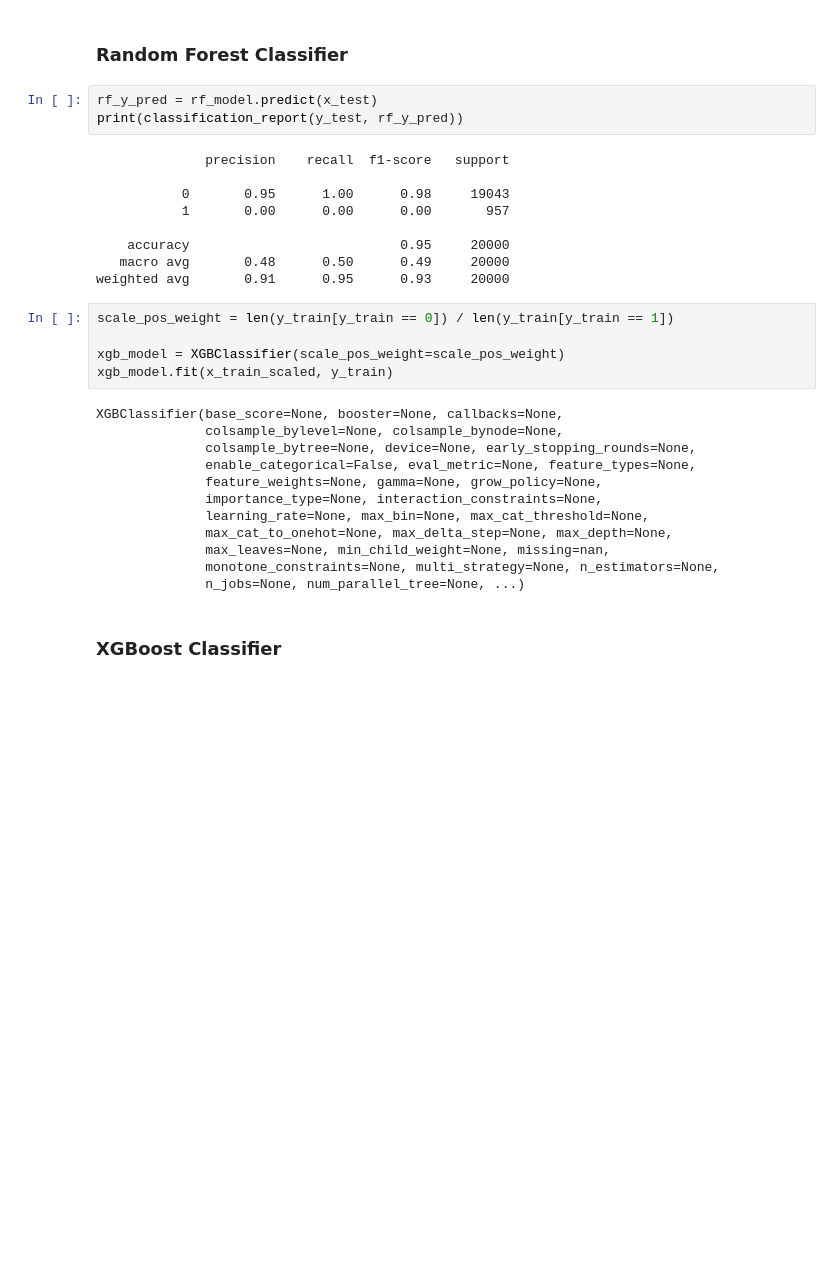
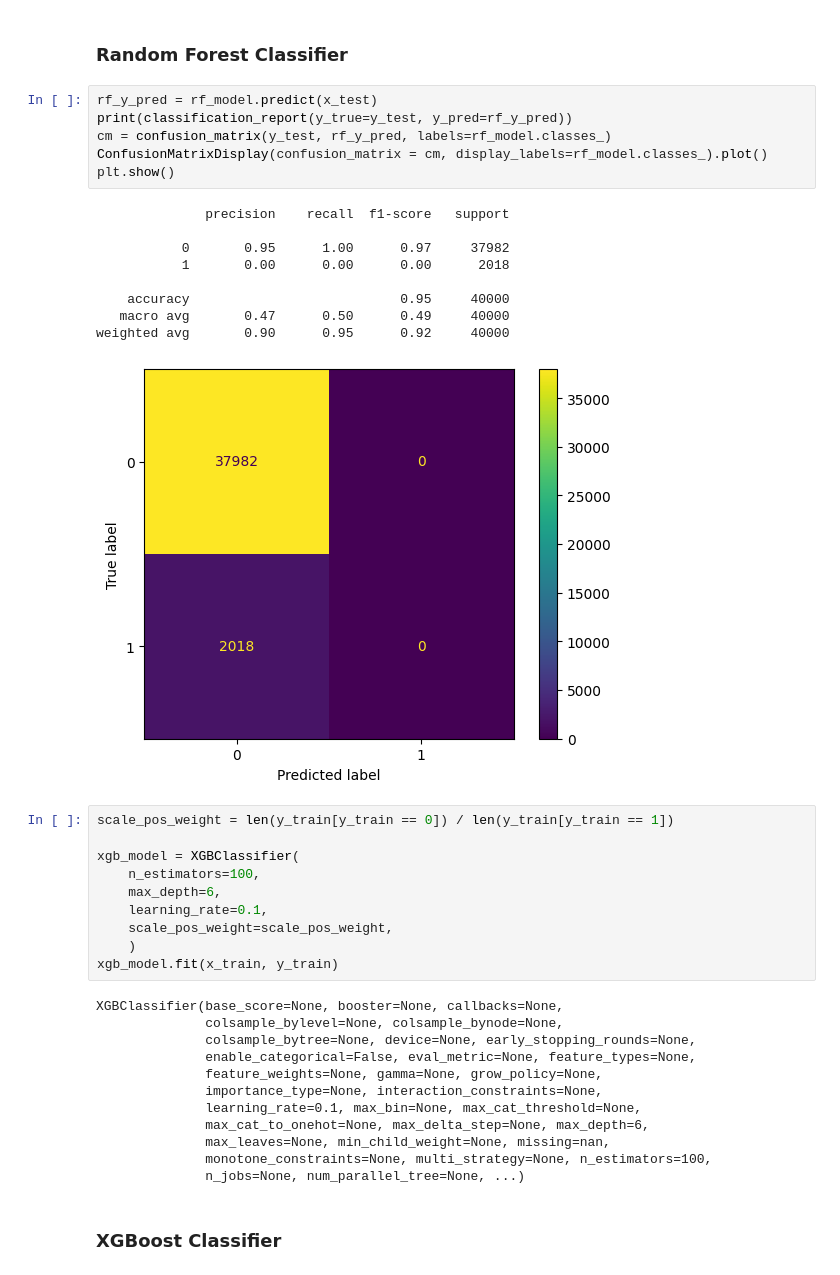
Before and after one commit to TheGitSlender/Bank-Fraud-Detection-Project, a Jupyter notebook: bank_fraud.ipynb, the cells around one changed output. Drawn from its saved outputs; the diff is of its cells as text; blank space fills up the shorter version.

```diff
--- a/bank_fraud.ipynb
+++ b/bank_fraud.ipynb
@@ -338,21 +331,30 @@ RandomForestClassifier(n_estimators=50)
 ### Random Forest Classifier
 # %%
 rf_y_pred = rf_model.predict(x_test)
-print(classification_report(y_test, rf_y_pred))
+print(classification_report(y_true=y_test, y_pred=rf_y_pred))
+cm = confusion_matrix(y_test, rf_y_pred, labels=rf_model.classes_)
+ConfusionMatrixDisplay(confusion_matrix = cm, display_labels=rf_model.classes_).plot()
+plt.show()
 # %% [output]
               precision    recall  f1-score   support
 
-           0       0.95      1.00      0.98     19043
-           1       0.00      0.00      0.00       957
+           0       0.95      1.00      0.97     37982
+           1       0.00      0.00      0.00      2018
 
-    accuracy                           0.95     20000
-   macro avg       0.48      0.50      0.49     20000
-weighted avg       0.91      0.95      0.93     20000
+    accuracy                           0.95     40000
+   macro avg       0.47      0.50      0.49     40000
+weighted avg       0.90      0.95      0.92     40000
+[figure, added]
 # %%
 scale_pos_weight = len(y_train[y_train == 0]) / len(y_train[y_train == 1])
 
-xgb_model = XGBClassifier(scale_pos_weight=scale_pos_weight)
-xgb_model.fit(x_train_scaled, y_train)
+xgb_model = XGBClassifier(
+    n_estimators=100,
+    max_depth=6,
+    learning_rate=0.1,
+    scale_pos_weight=scale_pos_weight,
+    )
+xgb_model.fit(x_train, y_train)
 # %% [output]
 XGBClassifier(base_score=None, booster=None, callbacks=None,
               colsample_bylevel=None, colsample_bynode=None,
@@ -360,10 +362,10 @@ XGBClassifier(base_score=None, booster=None, callbacks=None,
               enable_categorical=False, eval_metric=None, feature_types=None,
               feature_weights=None, gamma=None, grow_policy=None,
               importance_type=None, interaction_constraints=None,
-              learning_rate=None, max_bin=None, max_cat_threshold=None,
-              max_cat_to_onehot=None, max_delta_step=None, max_depth=None,
+              learning_rate=0.1, max_bin=None, max_cat_threshold=None,
+              max_cat_to_onehot=None, max_delta_step=None, max_depth=6,
               max_leaves=None, min_child_weight=None, missing=nan,
-              monotone_constraints=None, multi_strategy=None, n_estimators=None,
+              monotone_constraints=None, multi_strategy=None, n_estimators=100,
               n_jobs=None, num_parallel_tree=None, ...)
 # %% [markdown]
 ### XGBoost Classifier
```
Also changed, not shown: parts of 12 cells of this notebook.
